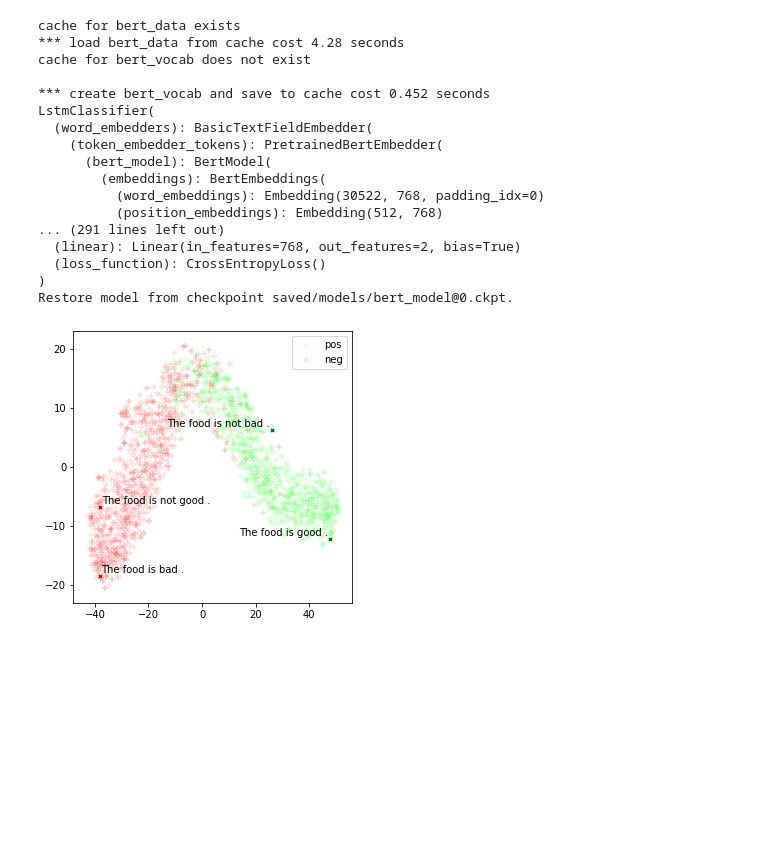
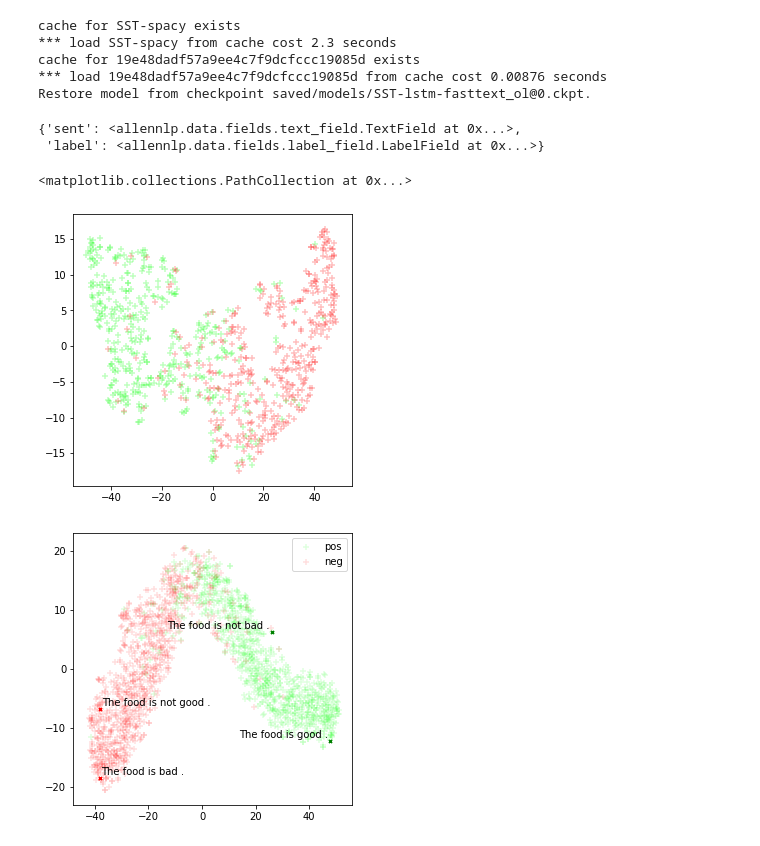
Before and after one commit to dugu9sword/dne, a Jupyter notebook: vis.ipynb, the cells around one changed output. Drawn from its saved outputs; the diff is of its cells as text; code cells hidden in the pictures; blank space fills up the shorter version.

```diff
--- a/vis.ipynb
+++ b/vis.ipynb
@@ -22,38 +27,13 @@ from adjustText import adjust_text
-# %%
-class Config:
-    def __init__(self):
-        super().__init__()
-        self.pretrain = "bert"
-        self.fix_embed = False
-        # self.mode = 'train'
-
-        self.layer_noise = 0.0
-        self.embed_noise = 0.0
-        self.lstm_noise = 0.0
-
-config = Config()
-ram_write("config", config)
-
-task = Task(config) # type: Task
-task.from_trained()
-# %% [output]
-cache for bert_data exists
-*** load bert_data from cache cost 4.28 seconds
-cache for bert_vocab does not exist
-
-*** create bert_vocab and save to cache cost 0.452 seconds
-LstmClassifier(
-  (word_embedders): BasicTextFieldEmbedder(
-    (token_embedder_tokens): PretrainedBertEmbedder(
-      (bert_model): BertModel(
-        (embeddings): BertEmbeddings(
-          (word_embeddings): Embedding(30522, 768, padding_idx=0)
-          (position_embeddings): Embedding(512, 768)
-... (291 lines left out)
-  (linear): Linear(in_features=768, out_features=2, bias=True)
-  (loss_function): CrossEntropyLoss()
-)
-Restore model from checkpoint saved/models/bert_model@0.ckpt.
+# %%
+config = Config()
+task = Task(config) # type: Task
+task.from_pretrained()
+# %% [output]
+cache for SST-spacy exists
+*** load SST-spacy from cache cost 2.3 seconds
+cache for 19e48dadf57a9ee4c7f9dcfccc19085d exists
+*** load 19e48dadf57a9ee4c7f9dcfccc19085d from cache cost 0.00876 seconds
+Restore model from checkpoint saved/models/SST-lstm-fasttext_ol@0.ckpt.
 # %%
 # next(zip(*list(task.model.named_parameters())))
 # %%
@@ -105,41 +85,48 @@ class TSNEPlotter:
                                   ha='center', va='center'))
         adjust_text(texts)
         plt.legend()
+# %%
+task.dev_data[0].fields
+# %% [output]
+{'sent': <allennlp.data.fields.text_field.TextField at 0x...>,
+ 'label': <allennlp.data.fields.label_field.LabelField at 0x...>}
 # %%
-idx_1 = task.vocab.get_token_index('1', 'labels')
-idx_0 = task.vocab.get_token_index('0', 'labels')
-
+idx_0 = 0
+idx_1 = 1
 
 if config.pretrain == 'bert':
 #     tgt_module = "word_embedders.token_embedder_tokens.bert_model.pooler.activation"
-    tgt_module = "word_embedders.token_embedder_tokens.bert_model.encoder.layer.10"
+    tgt_module = "word_embedders.token_embedder_tokens.bert_model.encoder.layer.11"
 else:
     tgt_module = "encoder"
 
 with torch.no_grad():
     sst_embeds = []
     sst_preds = []
     sst_labels = []
-    for instances in chunks(task.test_data, 300):
+    for instances in chunks(task.dev_data, 300):
         with task.predictor.capture_named_internals(tgt_module) as internals:
             outputs = task.predictor.predict_batch_instance(instances)
             if config.pretrain == 'bert':
                 sst_embeds.append(internals[tgt_module][:, 0]) # GET [CLS]
             else:
                 sst_embeds.append(internals[tgt_module])
 
         for i, ele in enumerate(outputs):
             sst_preds.append(ele['probs'][idx_1] > ele['probs'][idx_0])
         for instance in instances:
-            sst_labels.append(instance.fields['label'].label == '1')
+            sst_labels.append(instance.fields['label'].label == idx_1)
     sst_embeds = torch.cat(sst_embeds, dim=0)
 torch.cuda.empty_cache()
 # sst_embeds.size()
-# otsne = OTSNE(initialization='pca', negative_gradient_method='bh')
-# sst2ds = otsne.fit(sst_embeds.cpu().numpy())
-# plt.rcParams['figure.figsize'] = [5, 5]
-# plt.scatter(sst2ds[:, 0][np.array(sst_labels)], sst2ds[:, 1][np.array(sst_labels)], c='#00FF0020', label='pos', marker='+')
-# plt.scatter(sst2ds[:, 0][~np.array(sst_labels)], sst2ds[:, 1][~np.array(sst_labels)], c='#FF000020', label='neg', marker='+')
+otsne = OTSNE(initialization='pca', negative_gradient_method='bh')
+sst2ds = otsne.fit(sst_embeds.cpu().numpy())
+plt.rcParams['figure.figsize'] = [5, 5]
+plt.scatter(sst2ds[:, 0][np.array(sst_labels)], sst2ds[:, 1][np.array(sst_labels)], c='#00FF0040', label='pos', marker='+')
+plt.scatter(sst2ds[:, 0][~np.array(sst_labels)], sst2ds[:, 1][~np.array(sst_labels)], c='#FF000040', label='neg', marker='+')
+# %% [output]
+<matplotlib.collections.PathCollection at 0x...>
+[figure, added]
 # %%
 # allenutil.as_sentence(instance)
 mysents = [
```
Also changed, not shown: parts of 1 cell of this notebook, 5 other files.
